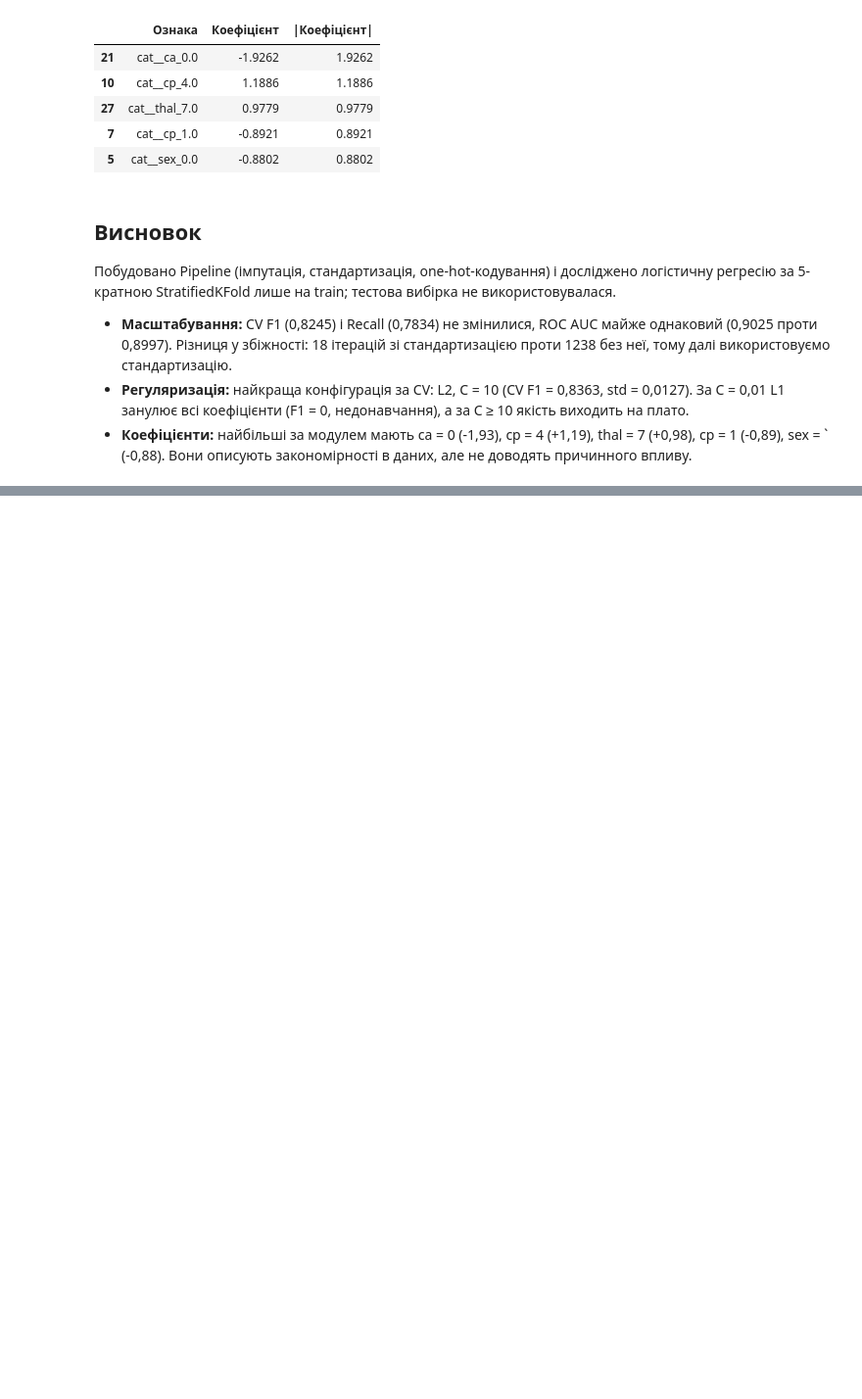
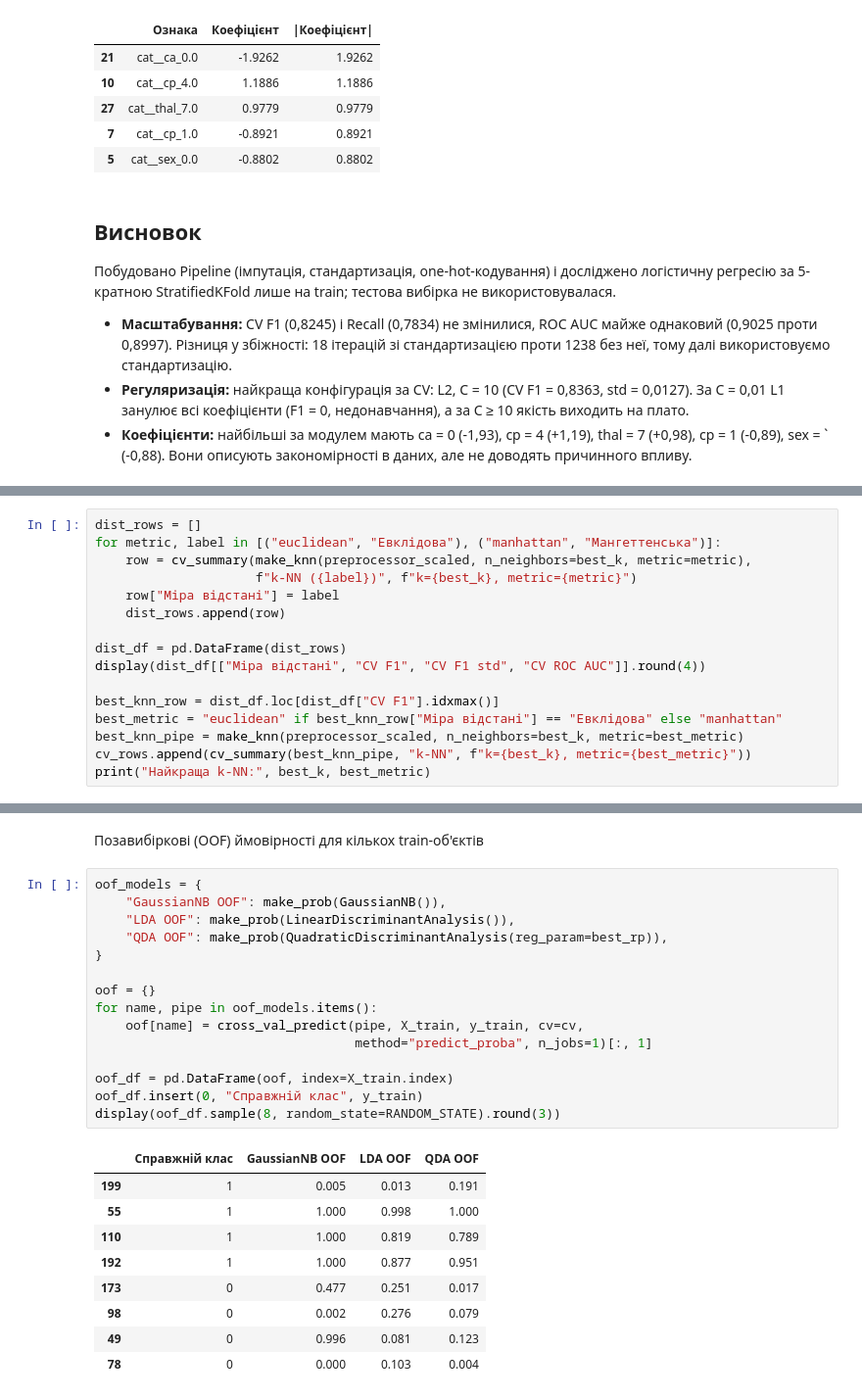
Before and after one commit to Oleh12342/pattern-recognition-practice, a Jupyter notebook: classification-mini-project/notebooks/PR04_Kulesh_O.ipynb, the cells around one changed output, grey strips where cells are left out. Shown at 98% size. Saved outputs shown, nothing was run; the diff lists cells and outputs as text; blank space fills up the shorter version.

```diff
--- a/classification-mini-project/notebooks/PR04_Kulesh_O.ipynb
+++ b/classification-mini-project/notebooks/PR04_Kulesh_O.ipynb
@@ -325,0 +402,16 @@ display(coef_df.head(5).round(4))
+# %%
+dist_rows = []
+for metric, label in [("euclidean", "Евклідова"), ("manhattan", "Мангеттенська")]:
+    row = cv_summary(make_knn(preprocessor_scaled, n_neighbors=best_k, metric=metric),
+                     f"k-NN ({label})", f"k={best_k}, metric={metric}")
+    row["Міра відстані"] = label
+    dist_rows.append(row)
+
+dist_df = pd.DataFrame(dist_rows)
+display(dist_df[["Міра відстані", "CV F1", "CV F1 std", "CV ROC AUC"]].round(4))
+
+best_knn_row = dist_df.loc[dist_df["CV F1"].idxmax()]
+best_metric = "euclidean" if best_knn_row["Міра відстані"] == "Евклідова" else "manhattan"
+best_knn_pipe = make_knn(preprocessor_scaled, n_neighbors=best_k, metric=best_metric)
+cv_rows.append(cv_summary(best_knn_pipe, "k-NN", f"k={best_k}, metric={best_metric}"))
+print("Найкраща k-NN:", best_k, best_metric)
@@ -325,0 +493,27 @@ display(coef_df.head(5).round(4))
+# %% [markdown]
+Позавибіркові (OOF) ймовірності для кількох train-об'єктів
+# %%
+oof_models = {
+    "GaussianNB OOF": make_prob(GaussianNB()),
+    "LDA OOF": make_prob(LinearDiscriminantAnalysis()),
+    "QDA OOF": make_prob(QuadraticDiscriminantAnalysis(reg_param=best_rp)),
+}
+
+oof = {}
+for name, pipe in oof_models.items():
+    oof[name] = cross_val_predict(pipe, X_train, y_train, cv=cv,
+                                  method="predict_proba", n_jobs=1)[:, 1]
+
+oof_df = pd.DataFrame(oof, index=X_train.index)
+oof_df.insert(0, "Справжній клас", y_train)
+display(oof_df.sample(8, random_state=RANDOM_STATE).round(3))
+# %% [output]
+|  | Справжній клас | GaussianNB OOF | LDA OOF | QDA OOF |
+| 199 | 1 | 0.005 | 0.013 | 0.191 |
+| 55 | 1 | 1.000 | 0.998 | 1.000 |
+| 110 | 1 | 1.000 | 0.819 | 0.789 |
+| 192 | 1 | 1.000 | 0.877 | 0.951 |
+| 173 | 0 | 0.477 | 0.251 | 0.017 |
+| 98 | 0 | 0.002 | 0.276 | 0.079 |
+| 49 | 0 | 0.996 | 0.081 | 0.123 |
+| 78 | 0 | 0.000 | 0.103 | 0.004 |
```
Also changed, not shown: parts of 17 cells of this notebook.
